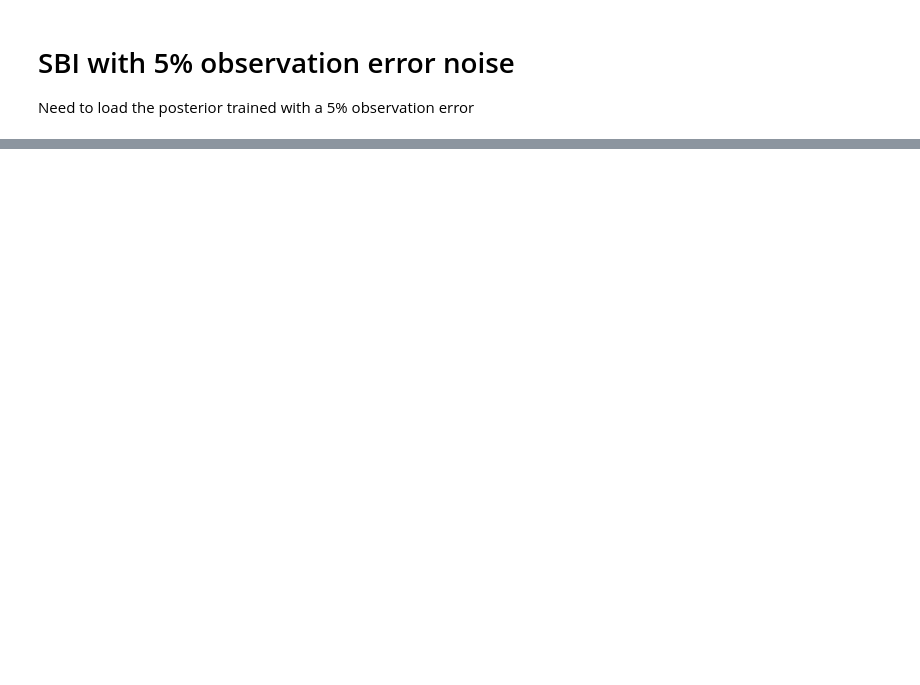
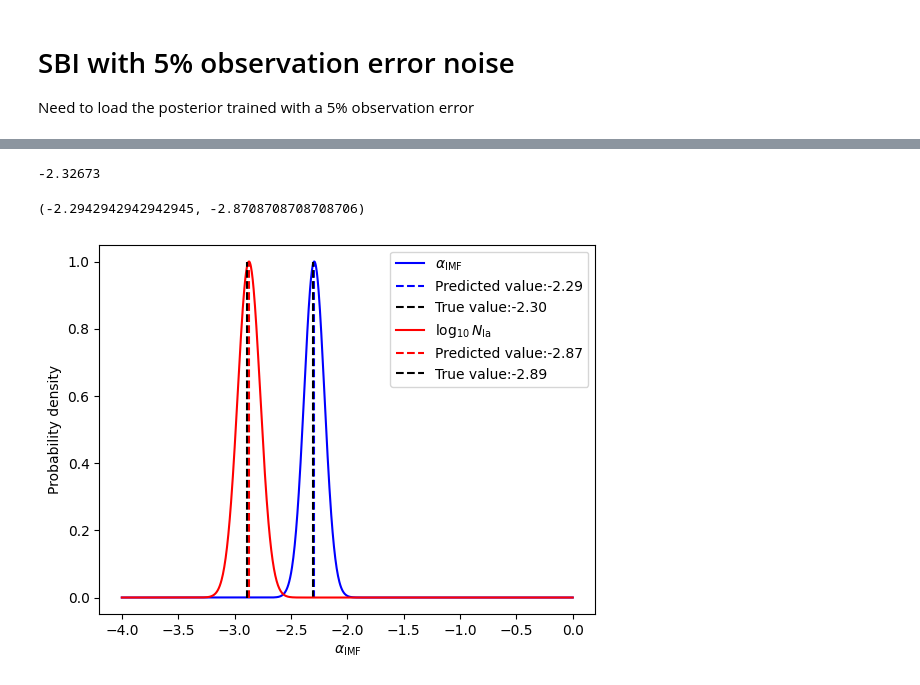
Before and after one commit to bGuenes/sbi_chemical_abundances, a Jupyter notebook: 03_sample_from_posterior.ipynb, the cells around one changed output, grey strips where cells are left out. Saved outputs shown, nothing was run; the diff lists cells and outputs as text; code cells hidden in the pictures; blank space fills up the shorter version.

```diff
--- a/03_sample_from_posterior.ipynb
+++ b/03_sample_from_posterior.ipynb
@@ -109,6 +108,6 @@ for i in tqdm(range(len(abundances))):
 end = t.time()
 print(f'Time to run {simulations} simulations for {N_stars} stars: {end-start:.3f} s')
 
-alpha_IMF_obs = np.array(alpha_IMF_obs).ravel()
-log10_N_Ia_obs = np.array(log10_N_Ia_obs).ravel()
+alpha_IMF_obs = np.array(alpha_IMF_obs)
+log10_N_Ia_obs = np.array(log10_N_Ia_obs)
 # %% [output]
@@ -119,0 +123,39 @@ np.save(f'data/log10_N_Ia_obs_{name}.npy', log10_N_Ia_obs)
+# %%
+alpha_IMF_obs[0].mean()
+# %% [output]
+-2.32673
+# %%
+mu_alpha, sigma_alpha = alpha_IMF_obs.mean(axis=1), alpha_IMF_obs.std(axis=1)
+mu_N_Ia, sigma_N_Ia = log10_N_Ia_obs.mean(axis=1), log10_N_Ia_obs.std(axis=1)
+# %%
+x_alpha = np.linspace(-4, 0, 1000)
+x_N_Ia = np.linspace(-4, 0, 1000)
+# %%
+log_pdf_alpha = np.zeros_like(x_alpha)
+log_pdf_N_Ia = np.zeros_like(x_N_Ia)
+
+for i in range(len(mu_alpha)):
+    y_alpha = norm.logpdf(x_alpha, mu_alpha[i], sigma_alpha[i])
+    y_N_Ia = norm.logpdf(x_N_Ia, mu_N_Ia[i], sigma_N_Ia[i])
+
+    log_pdf_alpha += y_alpha
+    log_pdf_N_Ia += y_N_Ia
+# %%
+x_alpha[log_pdf_alpha.argmax()], x_N_Ia[log_pdf_N_Ia.argmax()]
+# %% [output]
+(-2.2942942942942945, -2.8708708708708706)
+# %%
+plt.plot(x_alpha, np.exp(log_pdf_alpha- log_pdf_alpha.max()), label=r'$\alpha_{\rm IMF}$', color='b')
+plt.vlines(x_alpha[log_pdf_alpha.argmax()], 0, 1, color='b', linestyle='--', label=r'Predicted value:{:.2f}'.format(x_alpha[log_pdf_alpha.argmax()]))
+plt.vlines(global_params[0,0], 0, 1, color='k', linestyle='--', label=r'True value:{:.2f}'.format(global_params[0,0]))
+
+plt.plot(x_N_Ia, np.exp(log_pdf_N_Ia- log_pdf_N_Ia.max()), label=r'$\log_{10} N_{\rm Ia}$', color='r')
+plt.vlines(x_N_Ia[log_pdf_N_Ia.argmax()], 0, 1, color='r', linestyle='--', label=r'Predicted value:{:.2f}'.format(x_N_Ia[log_pdf_N_Ia.argmax()]))
+plt.vlines(global_params[0,1], 0, 1, color='k', linestyle='--', label=r'True value:{:.2f}'.format(global_params[0,1]))
+
+plt.xlabel(r'$\alpha_{\rm IMF}$')
+plt.ylabel('Probability density')
+plt.legend()
+plt.show()
+# %% [output]
+[figure, added]
```
Also changed, not shown: parts of 6 cells of this notebook, 2 other files.
